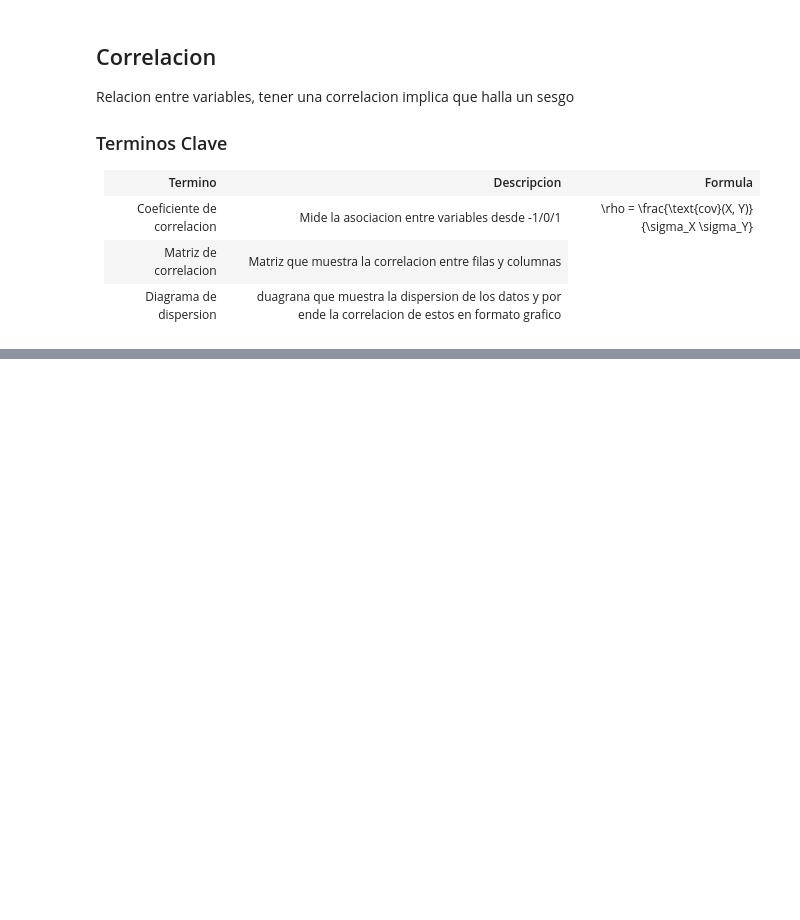
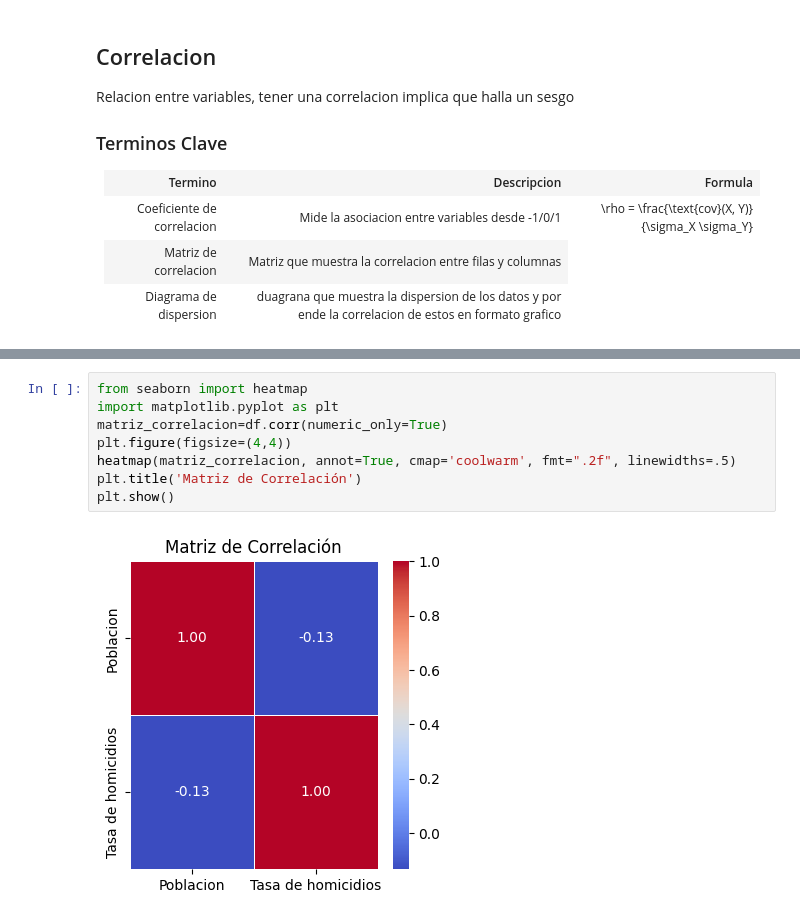
Before and after one commit to anfisbena/EstadisticaPracticaParaCienciaDeDatos, a Jupyter notebook: libro.ipynb, the cells around one changed output, grey strips where cells are left out. Saved outputs shown, nothing was run; the diff lists cells and outputs as text; blank space fills up the shorter version.

```diff
--- a/libro.ipynb
+++ b/libro.ipynb
@@ -384,0 +398,10 @@ Relacion entre variables, tener una correlacion implica que halla un sesgo
+# %%
+from seaborn import heatmap
+import matplotlib.pyplot as plt
+matriz_correlacion=df.corr(numeric_only=True)
+plt.figure(figsize=(4,4))
+heatmap(matriz_correlacion, annot=True, cmap='coolwarm', fmt=".2f", linewidths=.5)
+plt.title('Matriz de Correlación')
+plt.show()
+# %% [output]
+[figure, added]
```
Also changed, not shown: parts of 3 cells of this notebook.
